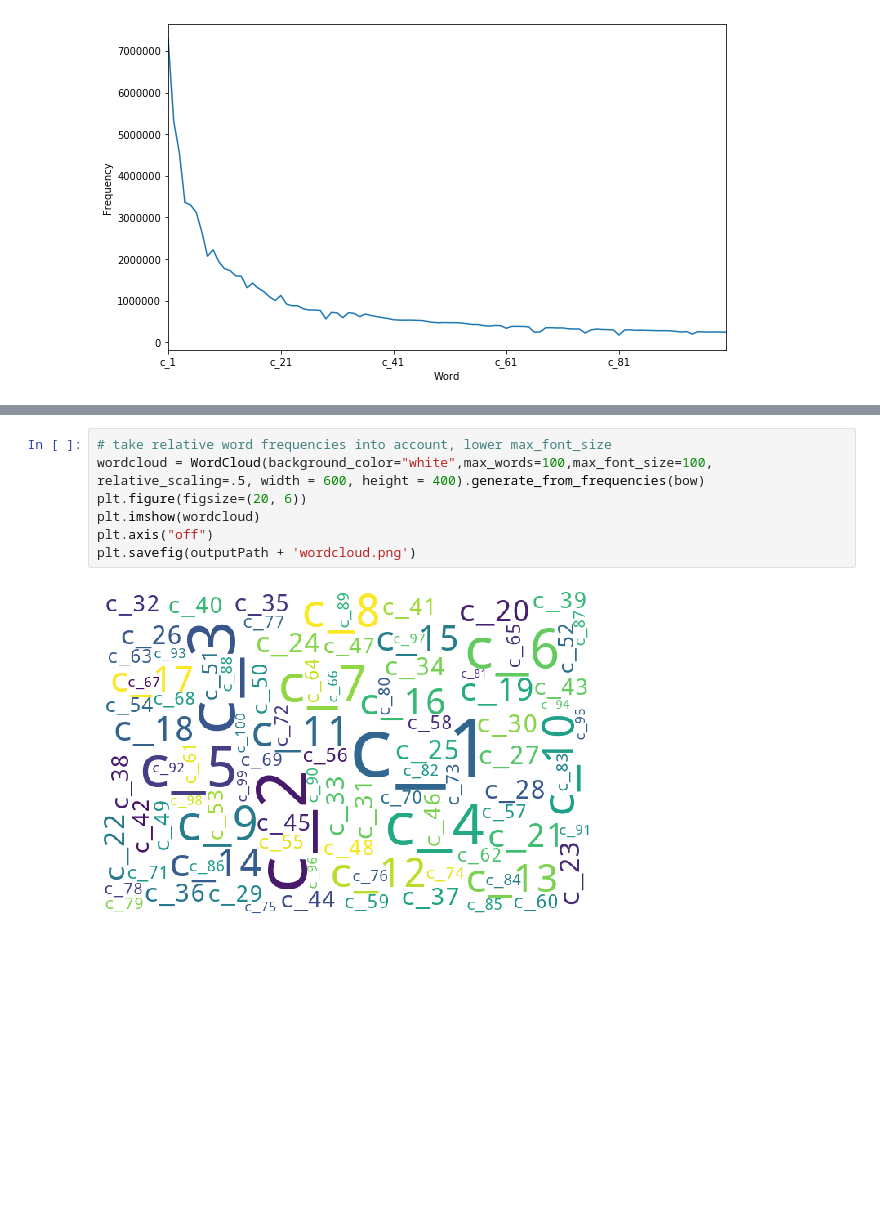
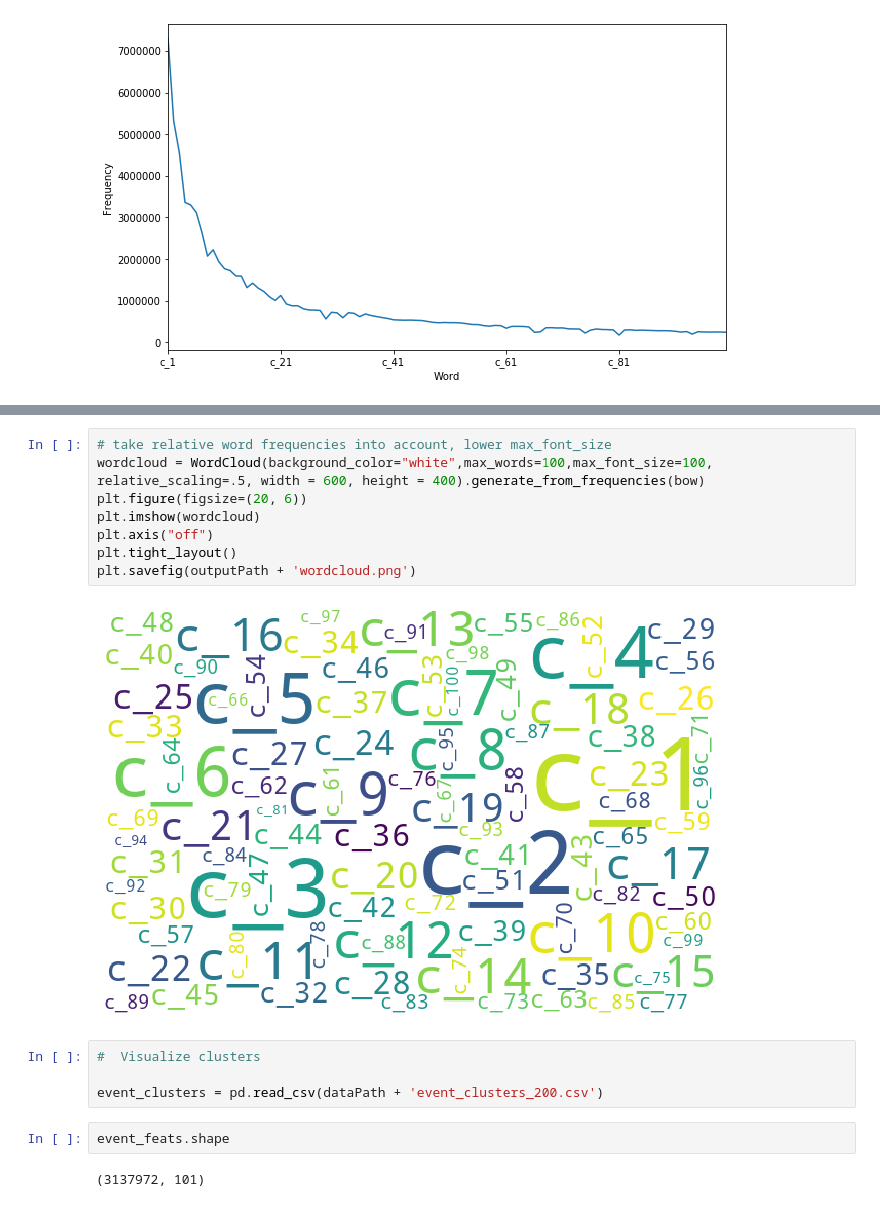
Before and after one commit to pruthviperumalla/Event-Recommender-System, a Jupyter notebook: data_visualization.ipynb, the cells around one changed output, grey strips where cells are left out. Cells and saved outputs as stored; diff of their text form; blank space fills up the shorter version.

```diff
--- a/data_visualization.ipynb
+++ b/data_visualization.ipynb
@@ -116,9 +117,18 @@ plt.savefig(outputPath + 'wordBarPlot.png')
 # %%
 # take relative word frequencies into account, lower max_font_size
 wordcloud = WordCloud(background_color="white",max_words=100,max_font_size=100, relative_scaling=.5, width = 600, height = 400).generate_from_frequencies(bow)
 plt.figure(figsize=(20, 6))
 plt.imshow(wordcloud)
 plt.axis("off")
+plt.tight_layout()
 plt.savefig(outputPath + 'wordcloud.png')
 # %% [output]
-[figure, old version]
+[figure, new version]
+# %%
+#  Visualize clusters
+
+event_clusters = pd.read_csv(dataPath + 'event_clusters_200.csv')
+# %%
+event_feats.shape
+# %% [output]
+(3137972, 101)
```
Also changed, not shown: parts of 5 cells of this notebook, 10 other files.
